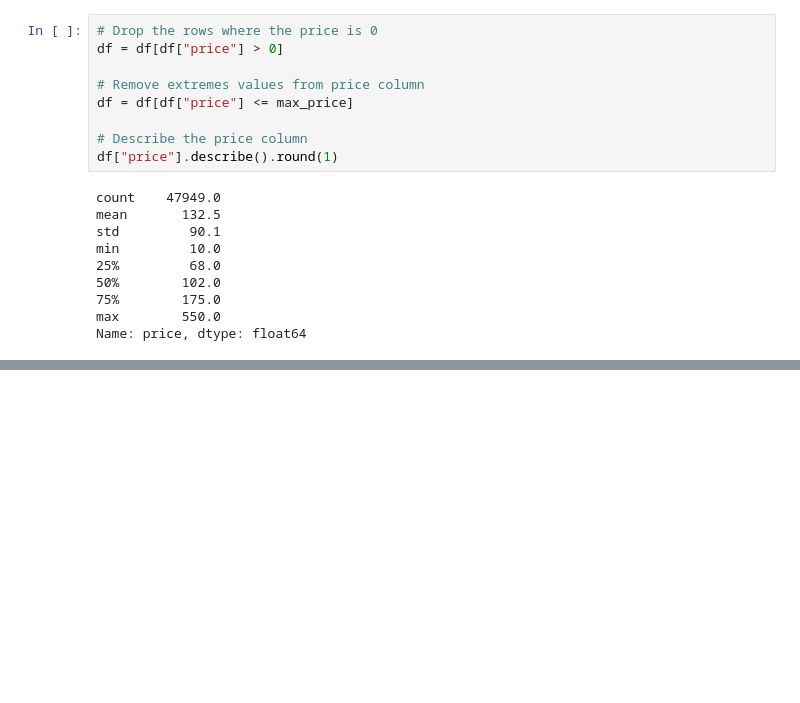
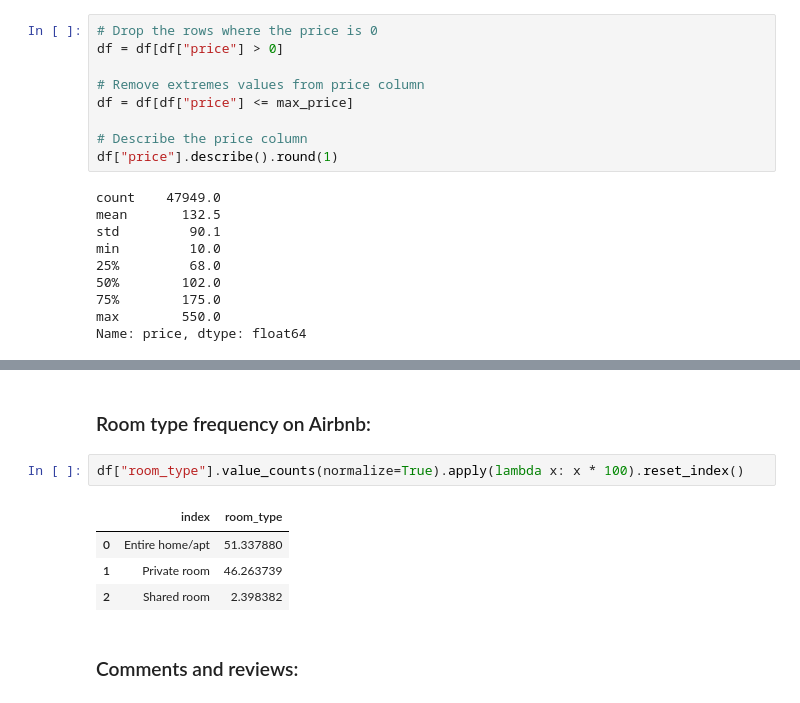
Before and after one commit to ItsAlexousd/umich-airbnb-explorer-nyc, a Jupyter notebook: airbnb-explorer-nyc.ipynb, the cells around one changed output, grey strips where cells are left out. Saved outputs shown, nothing was run; the diff lists cells and outputs as text; blank space fills up the shorter version.

```diff
--- a/airbnb-explorer-nyc.ipynb
+++ b/airbnb-explorer-nyc.ipynb
@@ -260,0 +244,11 @@ cheapest_neighborhoods_data = df.loc[cheapest_neighborhoods, ['neighbourhood_gro
+# %% [markdown]
+### Room type frequency on Airbnb:
+# %%
+df["room_type"].value_counts(normalize=True).apply(lambda x: x * 100).reset_index()
+# %% [output]
+|  | index | room_type |
+| 0 | Entire home/apt | 51.337880 |
+| 1 | Private room | 46.263739 |
+| 2 | Shared room | 2.398382 |
+# %% [markdown]
+### Comments and reviews:
```
Also changed, not shown: parts of 17 cells of this notebook, 2 other files.
